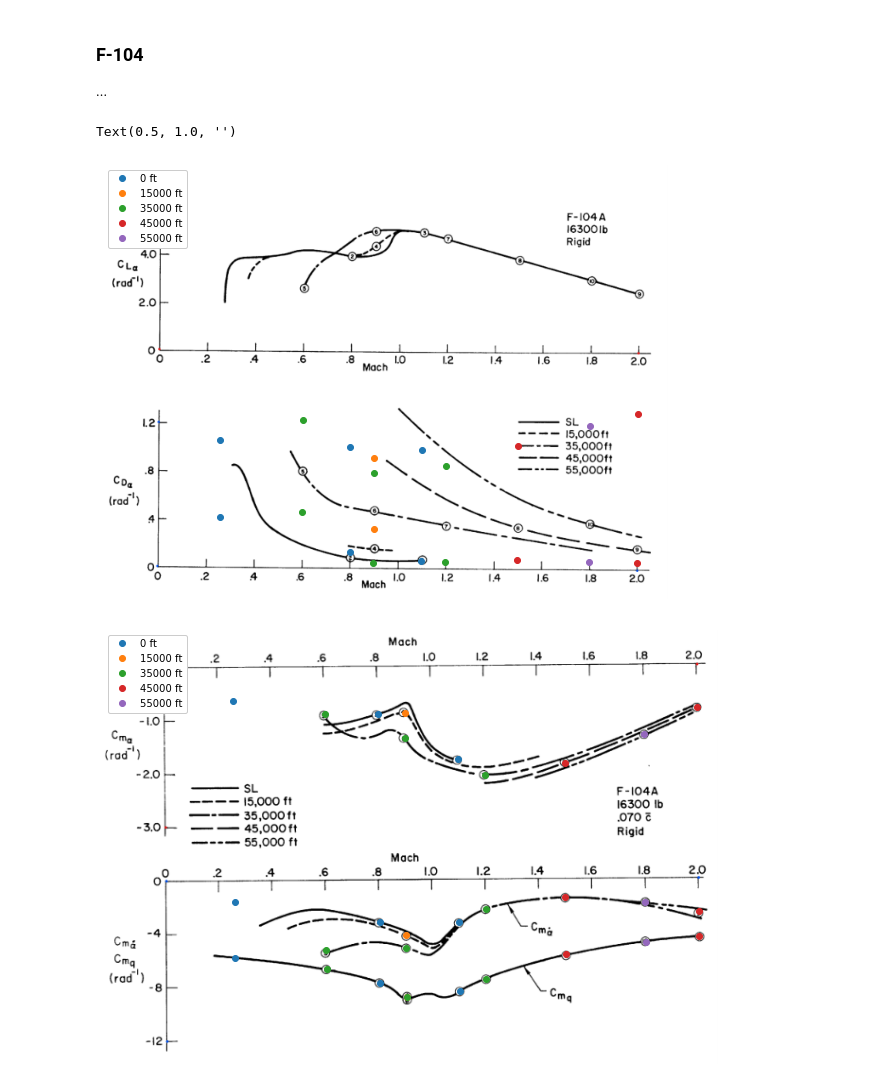
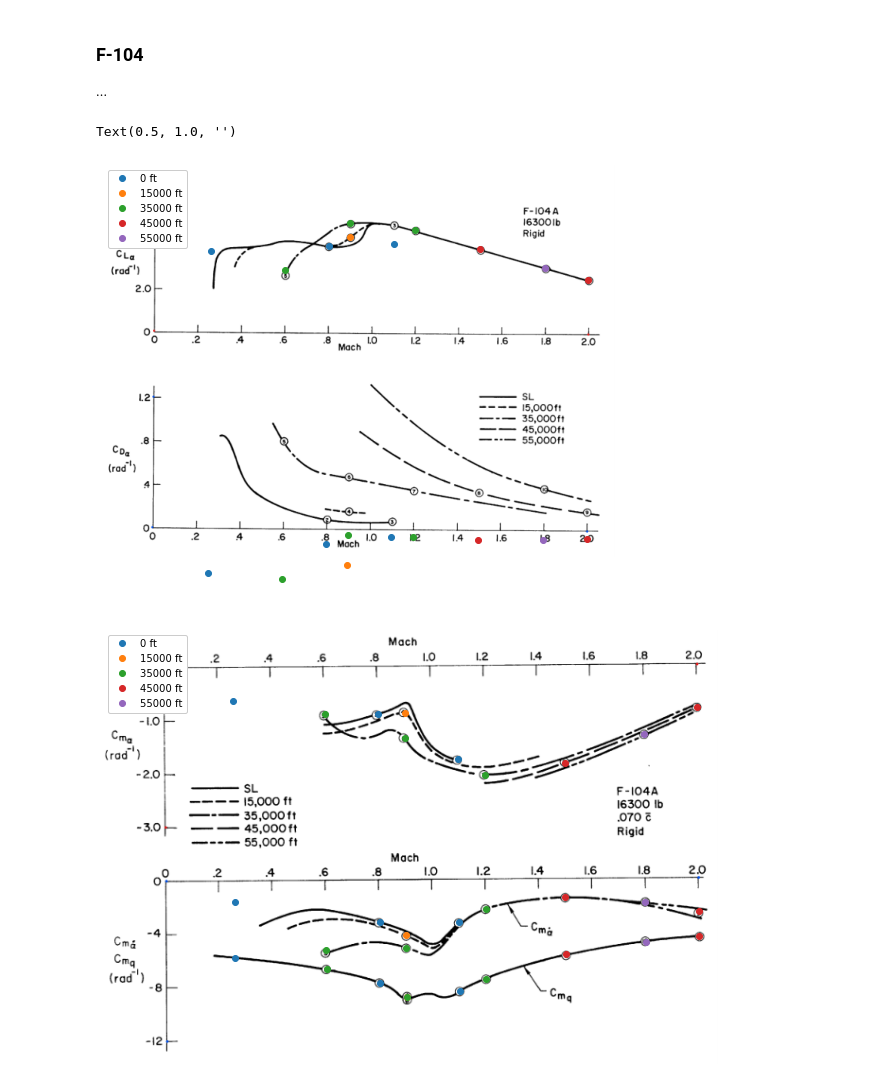
Before and after one commit to jdschoneman/flight-system-dynamics, a Jupyter notebook: notebooks/fq_data/CR-2144 Data Verification.ipynb, the cells around one changed output. Cells and saved outputs as stored; diff of their text form; code cells hidden in the pictures.

```diff
--- a/notebooks/fq_data/CR-2144 Data Verification.ipynb
+++ b/notebooks/fq_data/CR-2144 Data Verification.ipynb
@@ -14,8 +14,8 @@ from heffley_data import StabilityDerivatives, make_image_axis_transform
 ...
 # %%
 
-
-filename = 'data/cr_2144/F104.csv'
+aircraft = 'f104'
+filename = 'data/cr_2144/%s.csv' % aircraft
 
 stab_der = StabilityDerivatives()
 stab_der.read_csv(filename)
@@ -24,7 +24,7 @@ stab_der.body_to_stab()
 
 
 # CL/CD alpha derivatives
-image = plt.imread('data/cr_2144/screenshots/f104/CLa_CDa.png')
+image = plt.imread('data/cr_2144/screenshots/%s/CLa_CDa.png' % aircraft)
 transform_CLa = make_image_axis_transform(image, color="red",
                                           origin_value=(0.0, 0.0),
                                           x_axis_value=(2.0, 0.0),
@@ -39,9 +39,9 @@ ax.imshow(image)
 for inda, alt in enumerate(np.unique(stab_der.dataframe.Altitude)):
     color = 'C%i' % inda
     label = '%.0f ft' % alt
-    stab_der.plot_derivative('Cz_alpha', ax = ax, filters = {'Altitude': alt},
+    stab_der.plot_derivative('CL_alpha', ax = ax, filters = {'Altitude': alt},
                              linestyle = '', transform = transform_CLa, color = color, label = label)
-    stab_der.plot_derivative('Cx_alpha', ax = ax, filters = {'Altitude': alt},
+    stab_der.plot_derivative('CD_alpha', ax = ax, filters = {'Altitude': alt},
                              linestyle = '', transform = transform_CDa, color = color, label = '')
 ax.legend(loc = 'upper left', framealpha = 1.)
 ax.axis('off')
@@ -49,7 +49,7 @@ ax.set_title('')
 
 
 # Cm alpha, pitch rate, and alpha dot derivatives
-image = plt.imread('data/cr_2144/screenshots/f104/Cma_Cmq.png')
+image = plt.imread('data/cr_2144/screenshots/%s/Cma_Cmq.png' % aircraft)
 transform_Cma = make_image_axis_transform(image, color="red",
                                           origin_value=(0.0, 0.0),
                                           x_axis_value=(2.0, 0.0),
@@ -76,7 +76,7 @@ ax.axis('off')
 ax.set_title('')
 
 # CL delta stab and Cm delta stab
-image = plt.imread('data/cr_2144/screenshots/f104/CLds_Cmds.png')
+image = plt.imread('data/cr_2144/screenshots/%s/CLds_Cmds.png' % aircraft)
 transform_CLde = make_image_axis_transform(image, color="red",
                                           origin_value=(0.0, 0.0),
                                           x_axis_value=(2.0, 0.0),
@@ -91,7 +91,7 @@ ax.imshow(image)
 for inda, alt in enumerate(np.unique(stab_der.dataframe.Altitude)):
     color = 'C%i' % inda
     label = '%.0f ft' % alt
-    stab_der.plot_derivative('Cz_de', ax = ax, filters = {'Altitude': alt},
+    stab_der.plot_derivative('CL_de', ax = ax, filters = {'Altitude': alt},
                                  linestyle = '', transform = transform_CLde, color = color, label = label)
     stab_der.plot_derivative('Cm_de', ax = ax, filters = {'Altitude': alt},
                              linestyle = '', transform = transform_Cmde, color = color, label = '')
@@ -101,7 +101,7 @@ ax.axis('off')
 ax.set_title('')
 
 # Cy alpha, pitch rate, and alpha dot derivatives
-image = plt.imread('data/cr_2144/screenshots/f104/Cyb_Cnb_Clb.png')
+image = plt.imread('data/cr_2144/screenshots/%s/Cyb_Cnb_Clb.png' % aircraft)
 transform_Cyb = make_image_axis_transform(image, color="red",
                                           origin_value=(0.0, 0.0),
                                           x_axis_value=(2.0, 0.0),
@@ -132,7 +132,7 @@ ax.axis('off')
 ax.set_title('')
 
 # Cl and Cn due to roll rate
-image = plt.imread('data/cr_2144/screenshots/f104/Clp_Cnp.png')
+image = plt.imread('data/cr_2144/screenshots/%s/Clp_Cnp.png' % aircraft)
 transform_Clp = make_image_axis_transform(image, color="red",
                                           origin_value=(0.0, 0.0),
                                           x_axis_value=(2.0, 0.0),
@@ -158,7 +158,7 @@ ax.axis('off')
 ax.set_title('')
 
 # Cl and Cn due to yaw rate
-image = plt.imread('data/cr_2144/screenshots/f104/Clr_Cnr.png')
+image = plt.imread('data/cr_2144/screenshots/%s/Clr_Cnr.png' % aircraft)
 transform_Clr = make_image_axis_transform(image, color="red",
                                           origin_value=(0.0, 0.0),
                                           x_axis_value=(2.0, 0.0),
@@ -184,7 +184,7 @@ ax.axis('off')
 ax.set_title('')
 
 # Cl and Cn due to aileron
-image = plt.imread('data/cr_2144/screenshots/f104/Clda_Cnda.png')
+image = plt.imread('data/cr_2144/screenshots/%s/Clda_Cnda.png' % aircraft)
 transform_Clda = make_image_axis_transform(image, color="red",
                                           origin_value=(0.0, 0.0),
                                           x_axis_value=(2.0, 0.0),
@@ -210,33 +210,33 @@ ax.axis('off')
 ax.set_title('')
 
 # Cy, Cn, and Cl due to rudder
-image = plt.imread('data/cr_2144/screenshots/f104/Cydr_Cndr_Cldr.png')
+image = plt.imread('data/cr_2144/screenshots/%s/Cydr_Cndr_Cldr.png' % aircraft)
 transform_Cydr_Cndr = make_image_axis_transform(image, color="red",
                                           origin_value=(0.0, 0.0),
                                           x_axis_value=(2.0, 0.0),
                                           y_axis_value=(0.0, 0.2))
 transform_Cldr = make_image_axis_transform(image, color="blue",
                                           origin_value=(0.0, 0.0),
                                           x_axis_value=(2.0, 0.0),
                                           y_axis_value=(0.0, 0.04))
 
 fig, ax = plt.subplots(1, 1, figsize = (12, 8))
 ax.imshow(image)
 
 for inda, alt in enumerate(np.unique(stab_der.dataframe.Altitude)):
     color = 'C%i' % inda
     label = '%.0f ft' % alt
     stab_der.plot_derivative('Cl_dr', ax = ax, filters = {'Altitude': alt},
                                  linestyle = '', transform = transform_Cldr, color = color, label = label)
     stab_der.plot_derivative('Cn_dr', ax = ax, filters = {'Altitude': alt},
                              linestyle = '', transform = transform_Cydr_Cndr, color = color, label = '')
     stab_der.plot_derivative('Cy_dr', ax = ax, filters = {'Altitude': alt},
                              linestyle = '', transform = transform_Cydr_Cndr, color = color, label = '')
 
 ax.legend(loc = 'upper left', framealpha = 1.)
 ax.axis('off')
 ax.set_title('')
 # %% [output]
 Text(0.5, 1.0, '')
-[figure, old version]
+[figure, new version]
 [figure]
```
Also changed, not shown: parts of 1 cell of this notebook, 1 other file.
